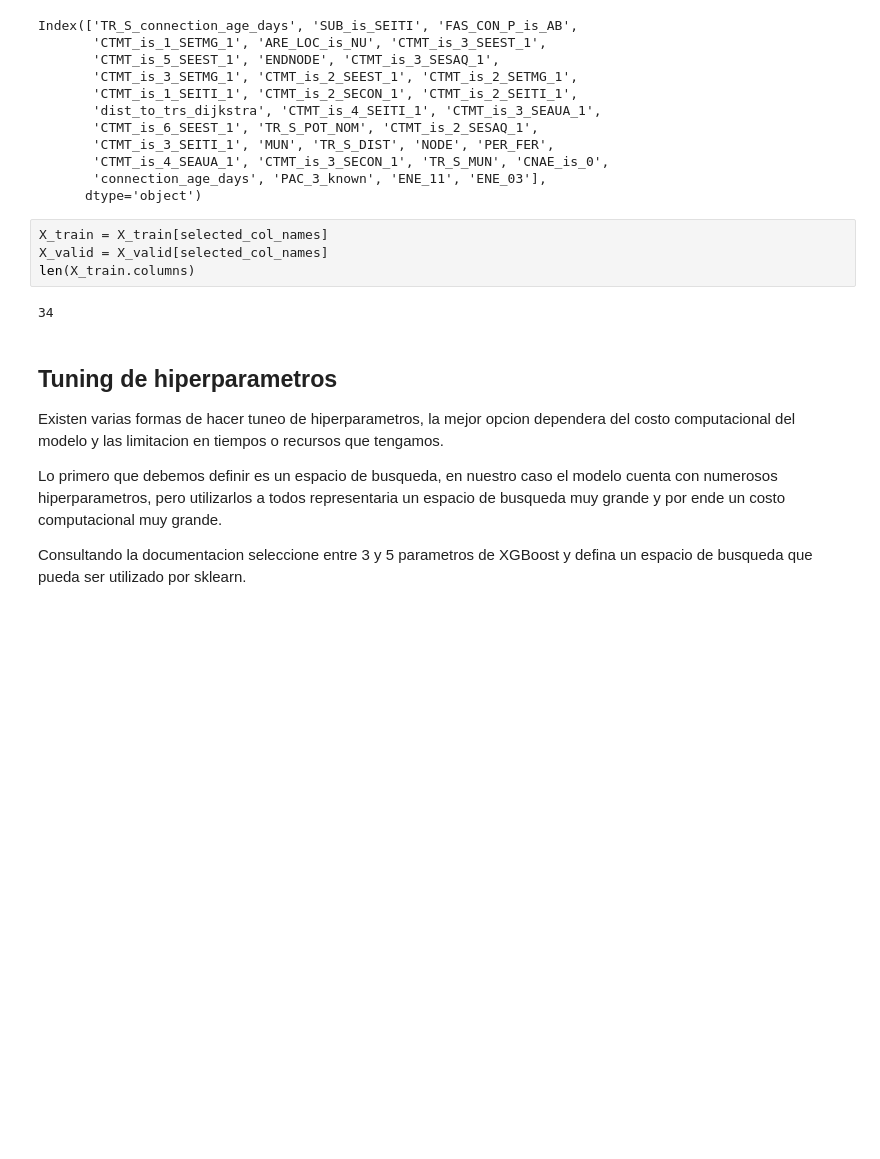
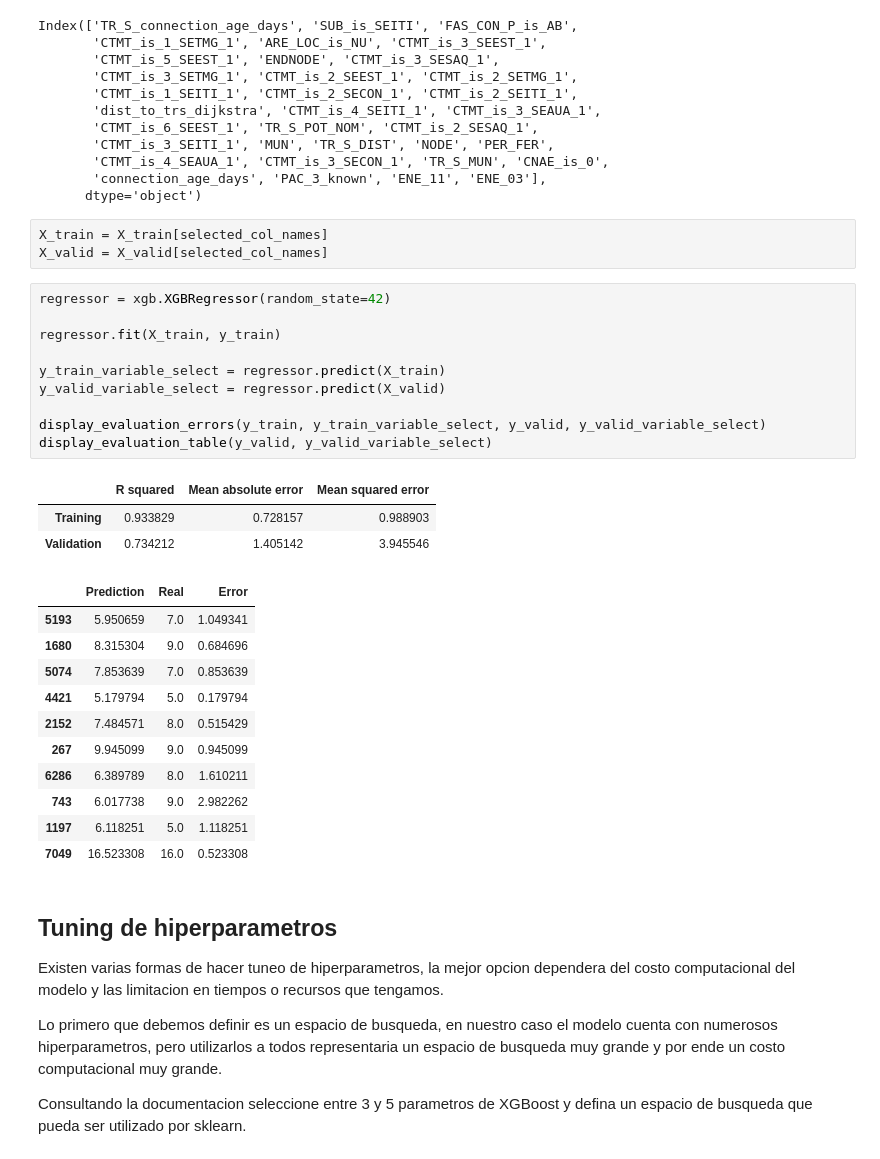
Before and after one commit to georeference-ML-mentoria/AprendizajeAutomatico-, a Jupyter notebook: 4_1_TPractico_Aprendizaje_Auto_Brandon.ipynb, the cells around one changed output. Cells and saved outputs as stored; diff of their text form; blank space fills up the shorter version.

```diff
--- a/4_1_TPractico_Aprendizaje_Auto_Brandon.ipynb
+++ b/4_1_TPractico_Aprendizaje_Auto_Brandon.ipynb
@@ -339,9 +361,31 @@ Index(['TR_S_connection_age_days', 'SUB_is_SEITI', 'FAS_CON_P_is_AB',
 # %%
 X_train = X_train[selected_col_names]
 X_valid = X_valid[selected_col_names]
-len(X_train.columns)
-# %% [output]
-34
+# %%
+regressor = xgb.XGBRegressor(random_state=42)
+
+regressor.fit(X_train, y_train)
+
+y_train_variable_select = regressor.predict(X_train)
+y_valid_variable_select = regressor.predict(X_valid)
+
+display_evaluation_errors(y_train, y_train_variable_select, y_valid, y_valid_variable_select)
+display_evaluation_table(y_valid, y_valid_variable_select)
+# %% [output]
+|  | R squared | Mean absolute error | Mean squared error |
+| Training | 0.933829 | 0.728157 | 0.988903 |
+| Validation | 0.734212 | 1.405142 | 3.945546 |
+|  | Prediction | Real | Error |
+| 5193 | 5.950659 | 7.0 | 1.049341 |
+| 1680 | 8.315304 | 9.0 | 0.684696 |
+| 5074 | 7.853639 | 7.0 | 0.853639 |
+| 4421 | 5.179794 | 5.0 | 0.179794 |
+| 2152 | 7.484571 | 8.0 | 0.515429 |
+| 267 | 9.945099 | 9.0 | 0.945099 |
+| 6286 | 6.389789 | 8.0 | 1.610211 |
+| 743 | 6.017738 | 9.0 | 2.982262 |
+| 1197 | 6.118251 | 5.0 | 1.118251 |
+| 7049 | 16.523308 | 16.0 | 0.523308 |
 # %% [markdown]
 ## Tuning de hiperparametros
 
```
Also changed, not shown: parts of 24 cells of this notebook, 1 other file.
